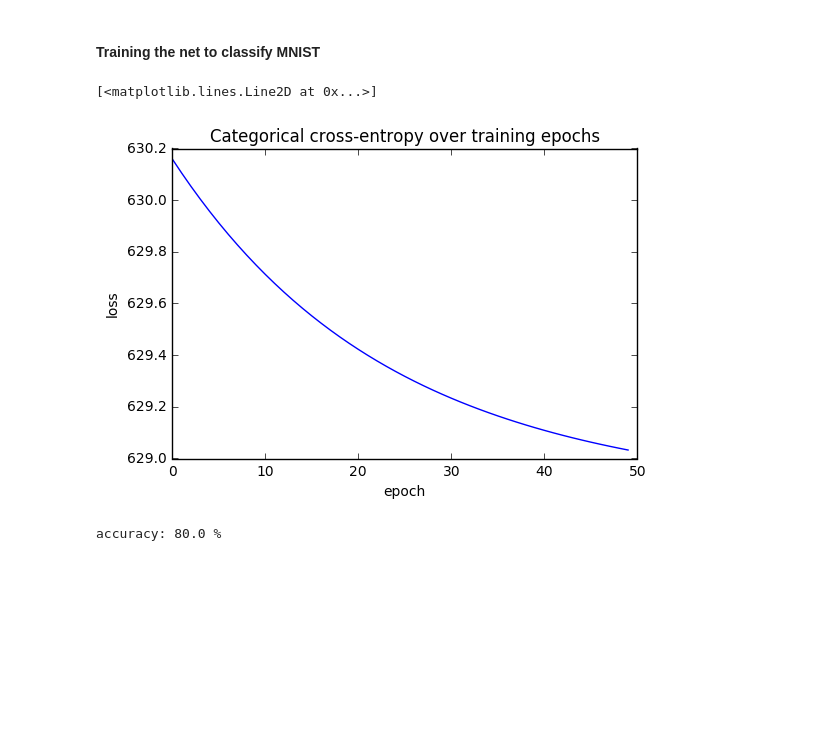
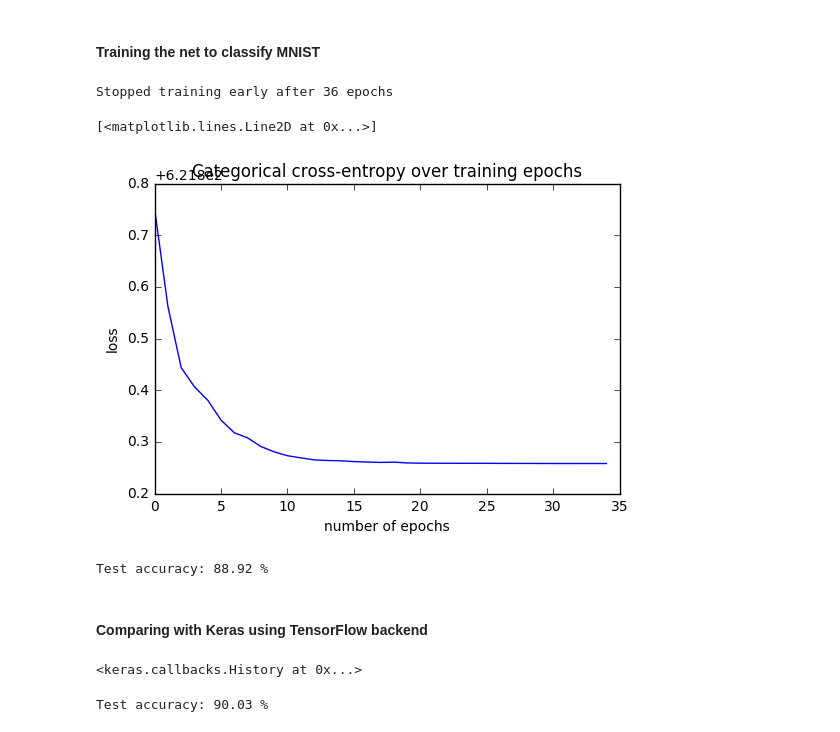
Before and after one commit to tsolakghukasyan/nn-course-at-rau-2018, a Jupyter notebook: hw2/Simple-Neural-Net-Implementation-using-Numpy.ipynb, the cells around one changed output. Saved outputs shown, nothing was run; the diff lists cells and outputs as text; code cells hidden in the pictures; blank space fills up the shorter version.

Commit message:
add glorot init, batch training, early stopping, and lr decay

```diff
--- a/hw2/Simple-Neural-Net-Implementaion-using-Numpy.ipynb
+++ b/hw2/Simple-Neural-Net-Implementation-using-Numpy.ipynb
@@ -101,21 +132,26 @@ plt.colorbar()
 # %%
 # set up and train the net
 net = SingleLayerNetwork()
-loss = net.fit(mnist.train.images[:5000], mnist.train.labels[:5000], epoch=50)
+loss = net.fit(mnist.train.images[:5000], mnist.train.labels[:5000],
+               epochs=100, batch_size=10, learning_rate=0.01, decay=0.05)
+# %% [output]
+Stopped training early after 36 epochs
 # %%
 # visualize loss minimization over training epochs
 plt.title("Categorical cross-entropy over training epochs")
-plt.xlabel("epoch")
+plt.xlabel("number of epochs")
 plt.ylabel("loss")
-plt.plot(range(50), loss)
+plt.plot(range(len(loss)), loss)
 # %% [output]
 [<matplotlib.lines.Line2D at 0x...>]
-[figure, old version]
+[figure, new version]
 # %%
 # compute classification accuracy on test images
-y_pred = net.predict(mnist.test.images[:100])
-y_true = mnist.test.labels[:100]
+y_pred = net.predict(mnist.test.images)
+y_true = mnist.test.labels
 correct = np.sum(np.argmax(y_pred, axis=1) == np.argmax(y_true, axis=1))
-print('accuracy:', 100 * correct / len(y_true), '%')
+print('Test accuracy:', 100 * correct / len(y_true), '%')
 # %% [output]
-accuracy: 80.0 %
+Test accuracy: 88.92 %
+# %% [markdown]
+#### Comparing with Keras using TensorFlow backend
@@ -121,0 +164,10 @@ accuracy: 80.0 %
+# %%
+model.fit(mnist.train.images[:5000], mnist.train.labels[:5000],
+         batch_size=10, epochs=100, verbose=False)
+# %% [output]
+<keras.callbacks.History at 0x...>
+# %%
+score = model.evaluate(mnist.test.images, mnist.test.labels, verbose=0)
+print('Test accuracy:', score[1] * 100, '%')
+# %% [output]
+Test accuracy: 90.03 %
```
Also changed, not shown: parts of 3 cells of this notebook, 4 other files.
